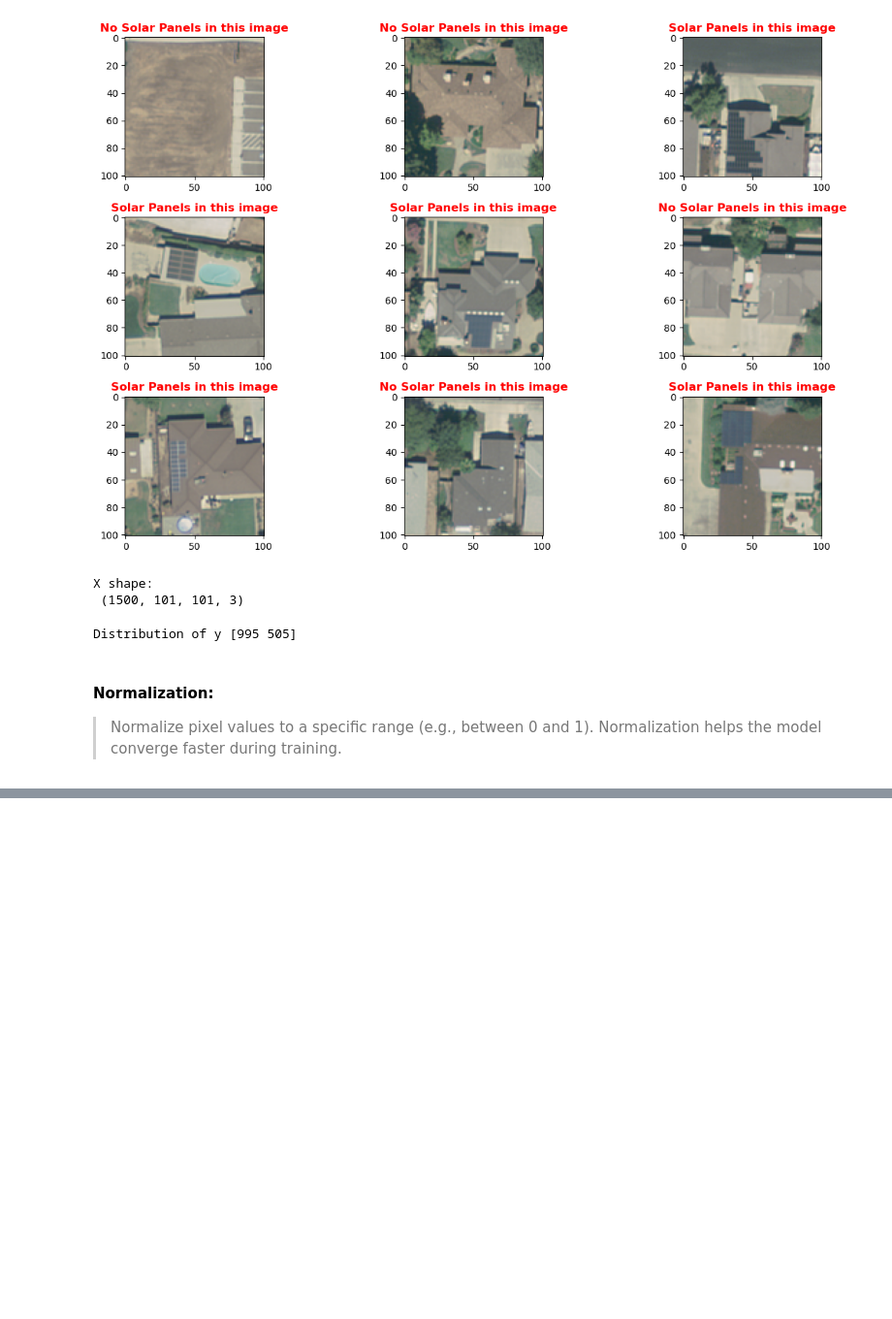
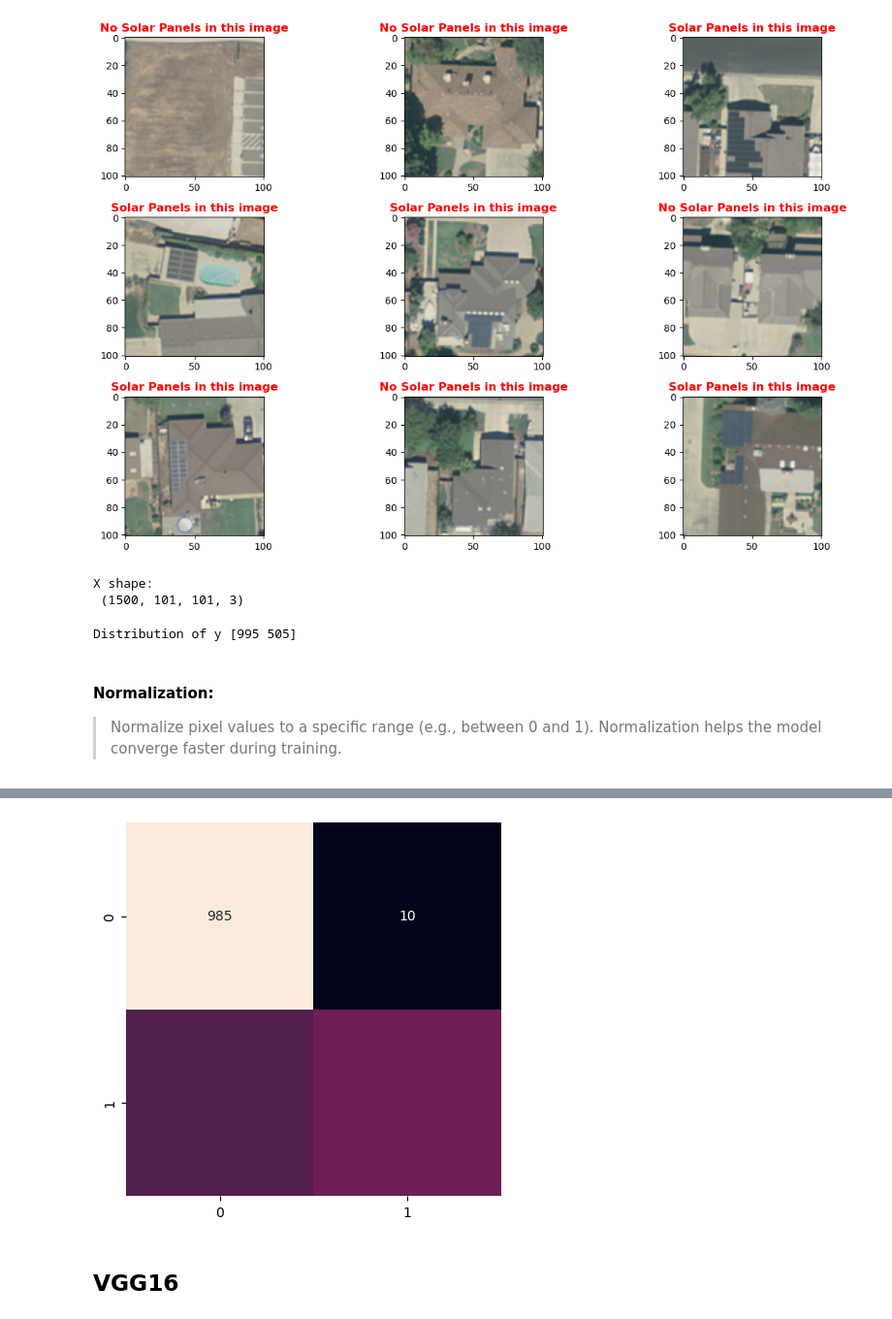
Before and after one commit to SoparkarSharvari/Deep_Learning, a Jupyter notebook: DL_project/RoofTopSolarPanel.ipynb, the cells around one changed output, grey strips where cells are left out. Shown at 97% size. Cells and saved outputs as stored; diff of their text form; code cells hidden in the pictures; blank space fills up the shorter version.

```diff
--- a/DL_project/RoofTopSolarPanel.ipynb
+++ b/DL_project/RoofTopSolarPanel.ipynb
@@ -157,0 +306,15 @@ Test Accuracy: 78.00%
+# %%
+# number of subsets of data, where k subsets are used as test set and other k-1 subsets are used for the training purpose
+num_folds = 3
+
+# seed value is the previous value number generated by the random function
+random_seed = 1
+
+# build_model() function returns the predefined sequential model
+cnn = build_model()
+
+# lets look at summary of the model
+cnn.summary()
+
+# generate the probabilities (y_pred_prob)
+cnn_y_hat_prob = cv_performance_assessment(X, y, num_folds, cnn, random_seed=random_seed)
@@ -157,0 +410,8 @@ Test Accuracy: 78.00%
+# %%
+plt.figure(figsize=(5,5))
+sns.heatmap(confusion_matrix(y, y_pred), annot = True, cbar = False, fmt='.0f')
+plt.show()
+# %% [output]
+[figure, added]
+# %% [markdown]
+## VGG16
```
Also changed, not shown: parts of 20 cells of this notebook.
